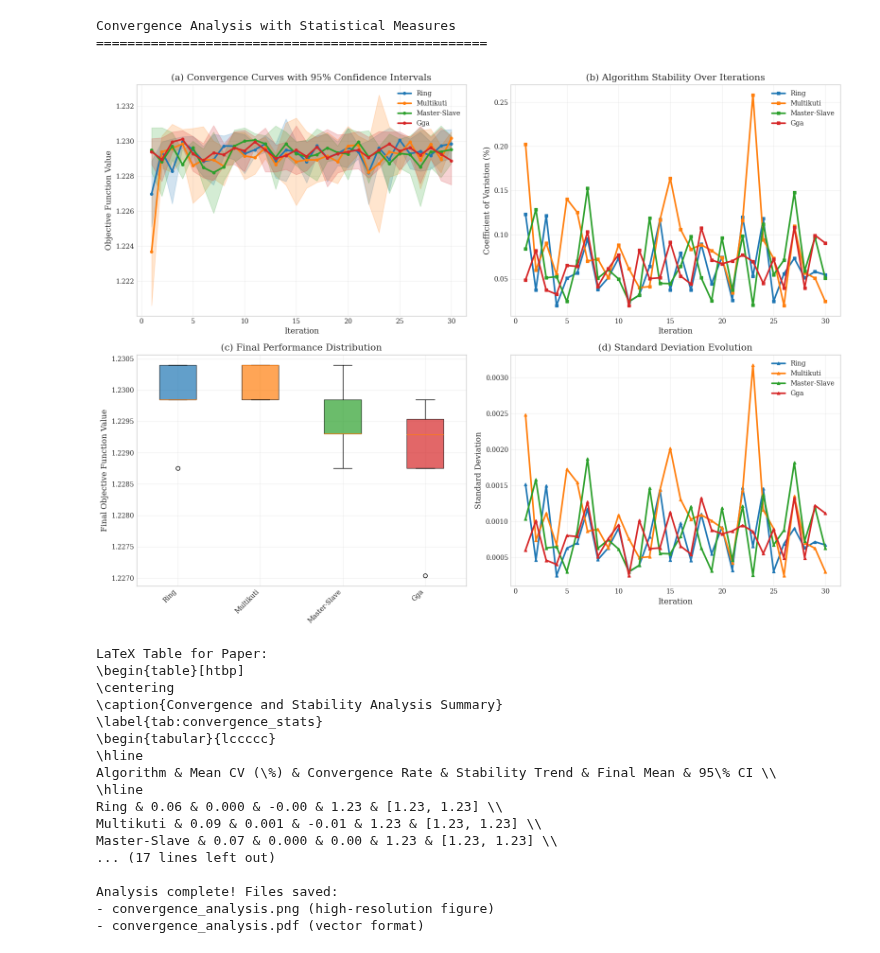
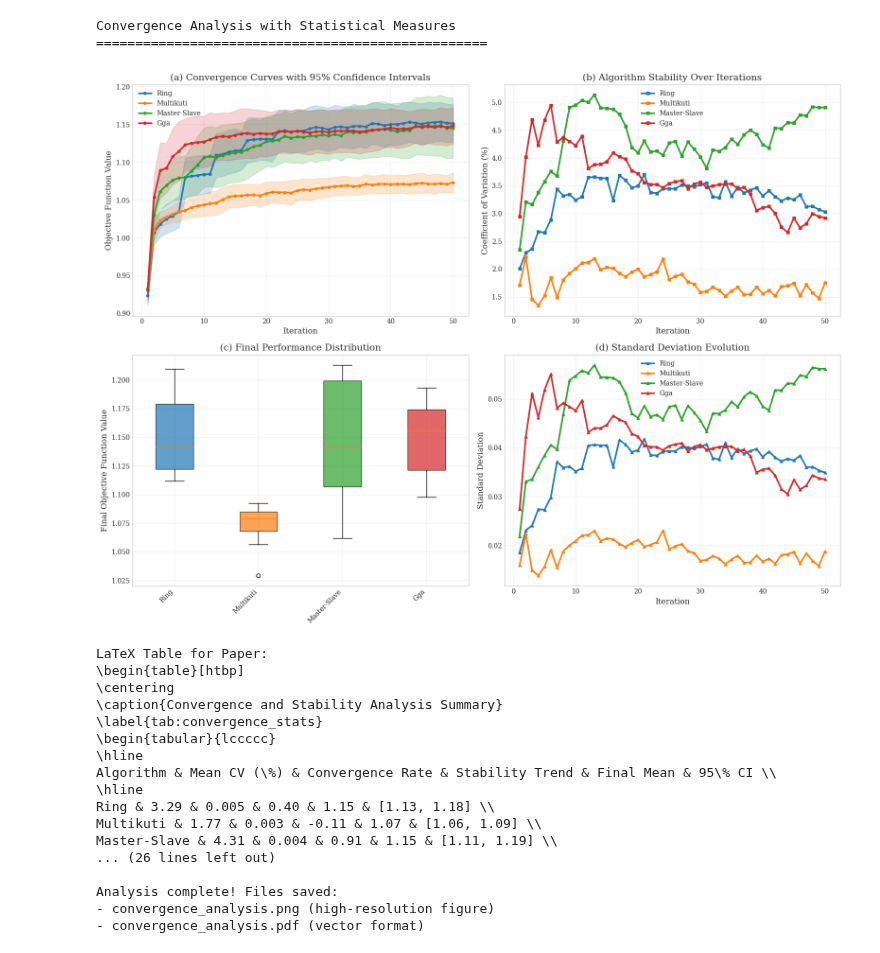
Before and after one commit to Chideme/island_genetic_algrorithm, a Jupyter notebook: experiment_convergence.ipynb, the cells around one changed output. Cells and saved outputs as stored; diff of their text form; code cells hidden in the pictures.

```diff
--- a/experiment_convergence.ipynb
+++ b/experiment_convergence.ipynb
@@ -36,28 +81,29 @@ import pandas as pd
 import matplotlib.pyplot as plt
 
 evolve_strategy = ["ring", "multikuti", "master_slave", "gga"]
-num_runs = 5
+num_runs = 10
 all_records = []
 
 for strategy in evolve_strategy:
     if strategy == 'gga':
         num_islands = 1
-        pop_size = 400
+        pop_size = 200
     else:
         num_islands = 5
-        pop_size = 400
+        pop_size = 200
 
     for run in range(num_runs):
 
 
         ga = IslandGGA(
-            data=data.train_data,
-            K=2,
+            data=train_data,
+            K=19,
             num_islands=num_islands,
-            m_iter=2,
-            num_iter=30,
+            m_iter=5,
+            num_iter=50,
+            n_migrants_rate=0.25,
             pSize=pop_size,
-            strategies=data.strategies,
+            strategies=strategies,
             evolve_strategy=strategy
         )
         ga.evolve()
@@ -76,5 +122,5 @@ for strategy in evolve_strategy:
 df_convergence = pd.DataFrame(all_records)
 
 # Save for inspection
-df_convergence.to_csv("results/convergence_all_runs.csv", index=False)
+df_convergence.to_csv("results/diversified/convergence.csv", index=False)
 # %% [output]
@@ -243,7 +261,7 @@ def create_convergence_plots():
 
     # Plot 3: Box plots for final iteration (convergence quality)
     ax3 = plt.subplot(2, 2, 3)
-    final_data = df[df['iteration'] == 30]
+    final_data = df[df['iteration'] == 50]
     strategies = final_data['strategy'].unique()
 
     box_data = []
@@ -296,15 +314,15 @@ def create_summary_table():
 
         # Convergence rate (improvement from iter 1 to 10)
         iter1_mean = strategy_data[strategy_data['iteration'] == 1]['mean'].iloc[0]
-        iter10_mean = strategy_data[strategy_data['iteration'] == 30]['mean'].iloc[0]
-        convergence_rate = (iter10_mean - iter1_mean) / 9
+        iter10_mean = strategy_data[strategy_data['iteration'] == 50]['mean'].iloc[0]
+        convergence_rate = (iter10_mean - iter1_mean) / 50
 
         # Final performance statistics
-        final_stats = strategy_data[strategy_data['iteration'] == 30].iloc[0]
+        final_stats = strategy_data[strategy_data['iteration'] == 50].iloc[0]
 
         # Stability trend (early vs late CV)
         early_cv = strategy_data[strategy_data['iteration'] <= 10]['cv'].mean()
-        late_cv = strategy_data[strategy_data['iteration'] >= 20]['cv'].mean()
+        late_cv = strategy_data[strategy_data['iteration'] >= 40]['cv'].mean()
         stability_trend = late_cv - early_cv
 
         summary_stats.append({
@@ -346,7 +364,7 @@ def perform_statistical_tests():
     print("="*50)
 
     # ANOVA test for final iteration differences
-    final_data = df[df['iteration'] == 30]
+    final_data = df[df['iteration'] == 50]
     groups = []
     for strategy in final_data['strategy'].unique():
         values = final_data[final_data['strategy'] == strategy]['value'].values
@@ -375,34 +393,34 @@ def perform_statistical_tests():
             t_stat, p_val = stats.ttest_ind(group1, group2)
             significant = "***" if p_val < alpha_corrected else ""
 
             print(f"{s1} vs {s2}: t={t_stat:.3f}, p={p_val:.6f} {significant}")
 
     print()
 
 # Main execution
 if __name__ == "__main__":
     print("Convergence Analysis with Statistical Measures")
     print("="*50)
 
     # Create plots
     create_convergence_plots()
 
     # Create summary table
     summary_df = create_summary_table()
     print("Summary Statistics DataFrame:")
     print(summary_df.to_string(index=False))
     print()
 
     # Perform statistical tests
     perform_statistical_tests()
 
     print("Analysis complete! Files saved:")
     print("- convergence_analysis.png (high-resolution figure)")
     print("- convergence_analysis.pdf (vector format)")
 # %% [output]
 Convergence Analysis with Statistical Measures
 ==================================================
-[figure, old version]
+[figure, new version]
 LaTeX Table for Paper:
 \begin{table}[htbp]
 \centering
@@ -412,10 +430,10 @@ LaTeX Table for Paper:
 \hline
 Algorithm & Mean CV (\%) & Convergence Rate & Stability Trend & Final Mean & 95\% CI \\
 \hline
-Ring & 0.06 & 0.000 & -0.00 & 1.23 & [1.23, 1.23] \\
-Multikuti & 0.09 & 0.001 & -0.01 & 1.23 & [1.23, 1.23] \\
-Master-Slave & 0.07 & 0.000 & 0.00 & 1.23 & [1.23, 1.23] \\
-... (17 lines left out)
+Ring & 3.29 & 0.005 & 0.40 & 1.15 & [1.13, 1.18] \\
+Multikuti & 1.77 & 0.003 & -0.11 & 1.07 & [1.06, 1.09] \\
+Master-Slave & 4.31 & 0.004 & 0.91 & 1.15 & [1.11, 1.19] \\
+... (26 lines left out)
 
 Analysis complete! Files saved:
 - convergence_analysis.png (high-resolution figure)
```
Also changed, not shown: parts of 6 cells of this notebook, 15 other files.
